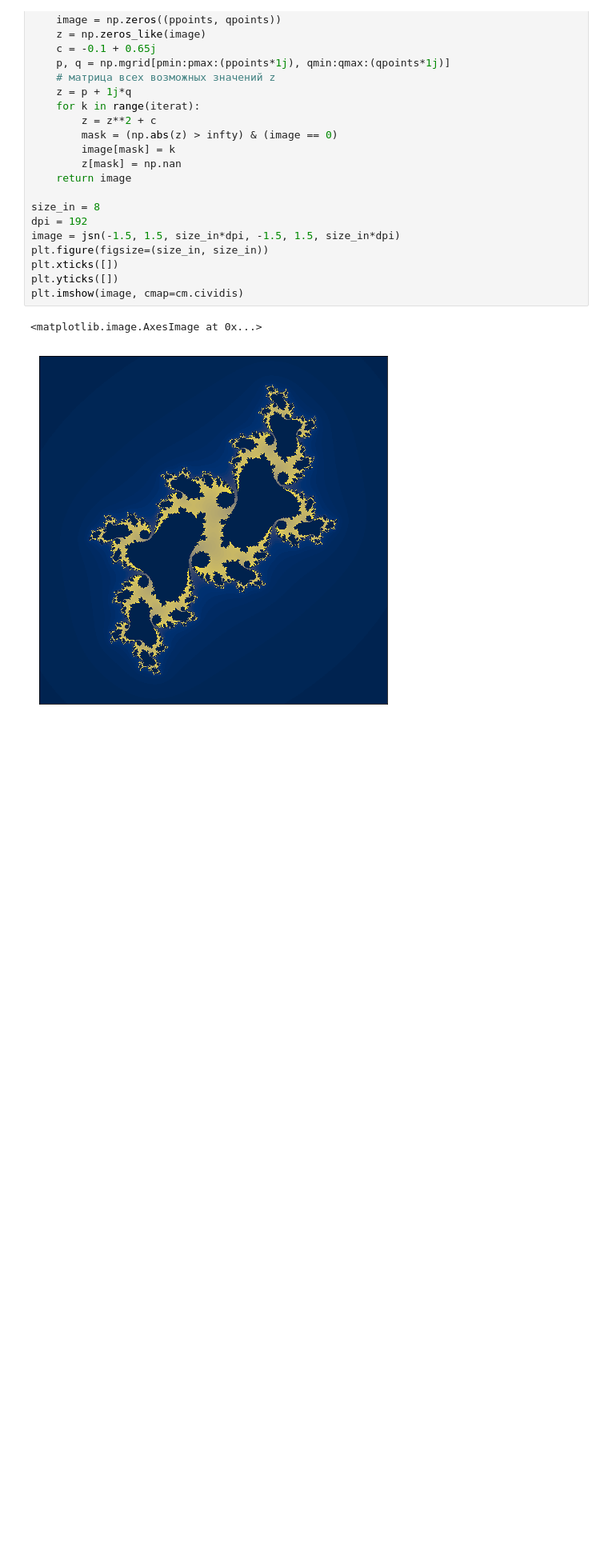
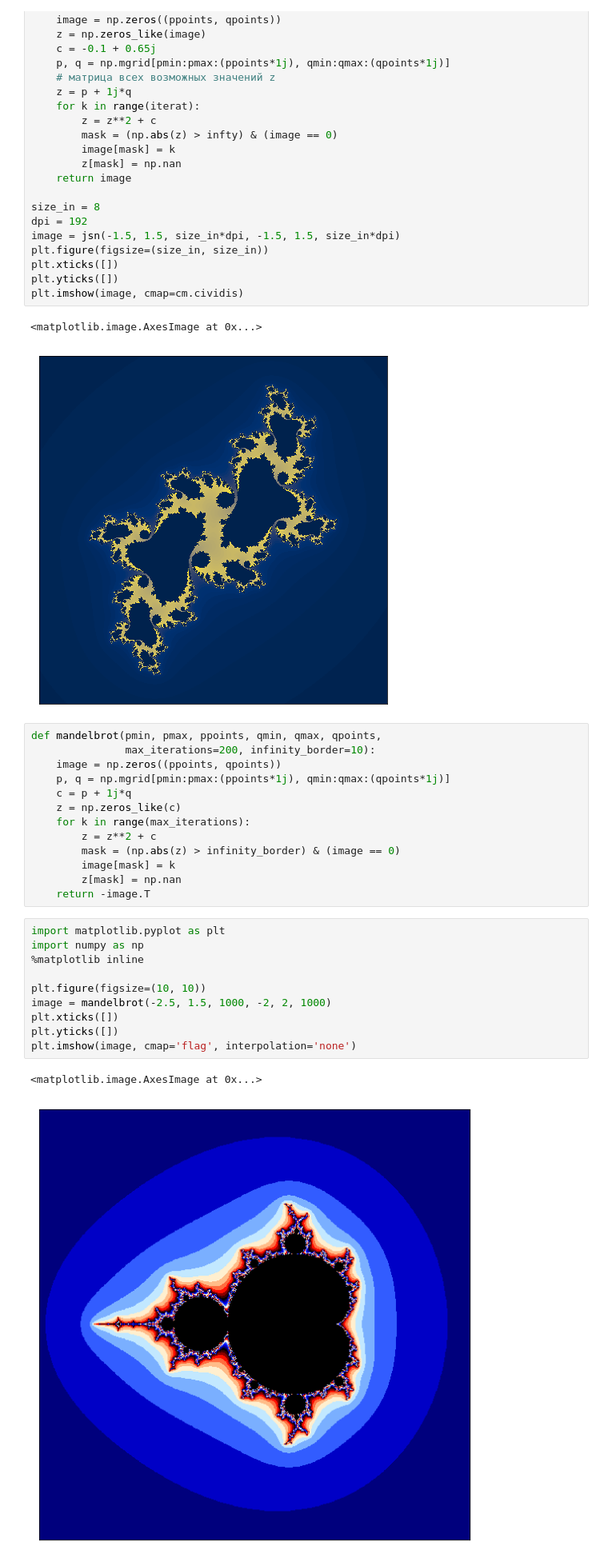
Before and after one commit to k4black/python-guide-fractals, a Jupyter notebook: PythonHSE.ipynb, the cells around one changed output. Shown at 80% size. Cells and saved outputs as stored; diff of their text form; blank space fills up the shorter version.

```diff
--- a/PythonHSE.ipynb
+++ b/PythonHSE.ipynb
@@ -343,3 +344,29 @@ plt.imshow(image, cmap=cm.cividis)
 # %% [output]
 <matplotlib.image.AxesImage at 0x...>
 [figure]
+# %%
+def mandelbrot(pmin, pmax, ppoints, qmin, qmax, qpoints,
+               max_iterations=200, infinity_border=10):
+    image = np.zeros((ppoints, qpoints))
+    p, q = np.mgrid[pmin:pmax:(ppoints*1j), qmin:qmax:(qpoints*1j)]
+    c = p + 1j*q
+    z = np.zeros_like(c)
+    for k in range(max_iterations):
+        z = z**2 + c
+        mask = (np.abs(z) > infinity_border) & (image == 0)
+        image[mask] = k
+        z[mask] = np.nan
+    return -image.T
+# %%
+import matplotlib.pyplot as plt
+import numpy as np
+%matplotlib inline
+
+plt.figure(figsize=(10, 10))
+image = mandelbrot(-2.5, 1.5, 1000, -2, 2, 1000)
+plt.xticks([])
+plt.yticks([])
+plt.imshow(image, cmap='flag', interpolation='none')
+# %% [output]
+<matplotlib.image.AxesImage at 0x...>
+[figure, added]
```
Also changed, not shown: parts of 3 cells of this notebook.
